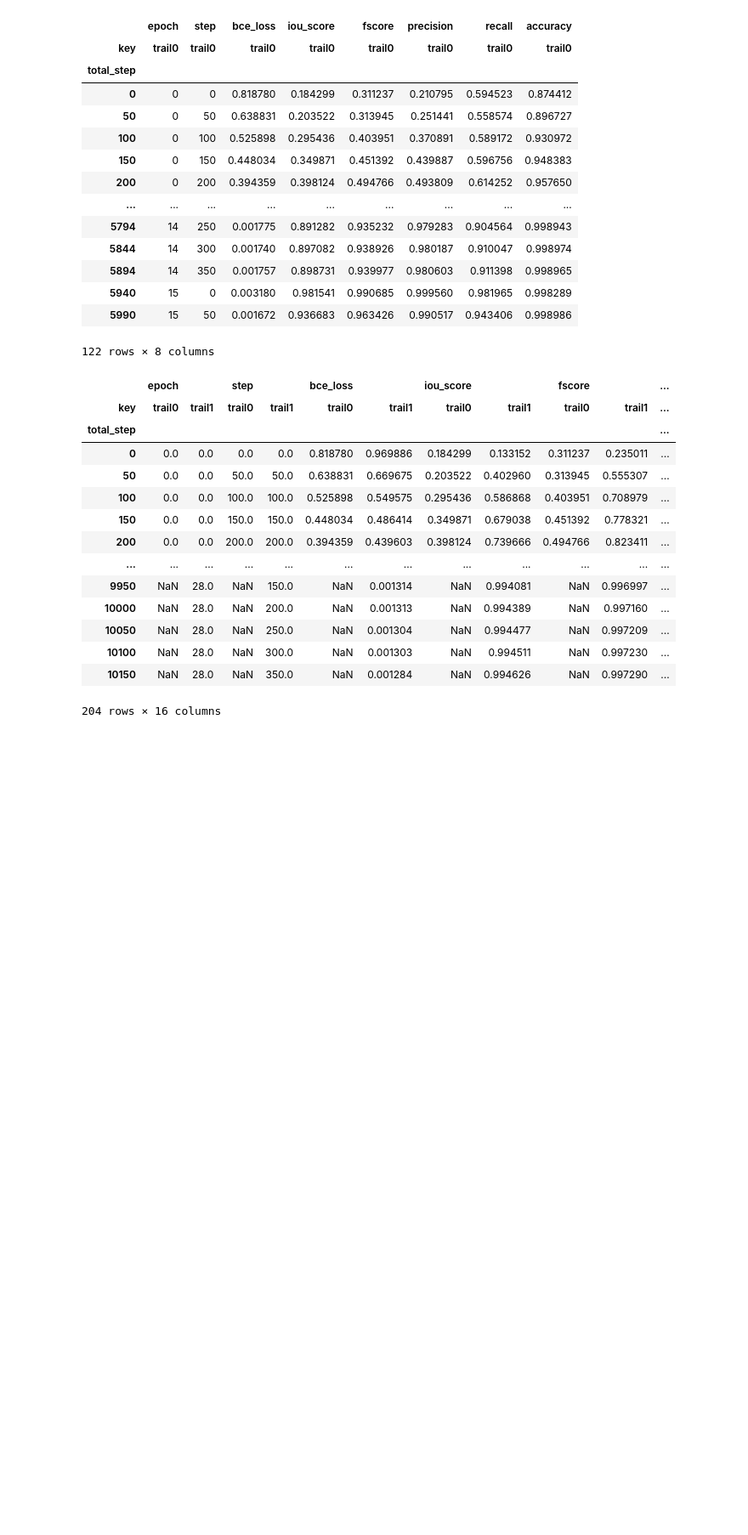
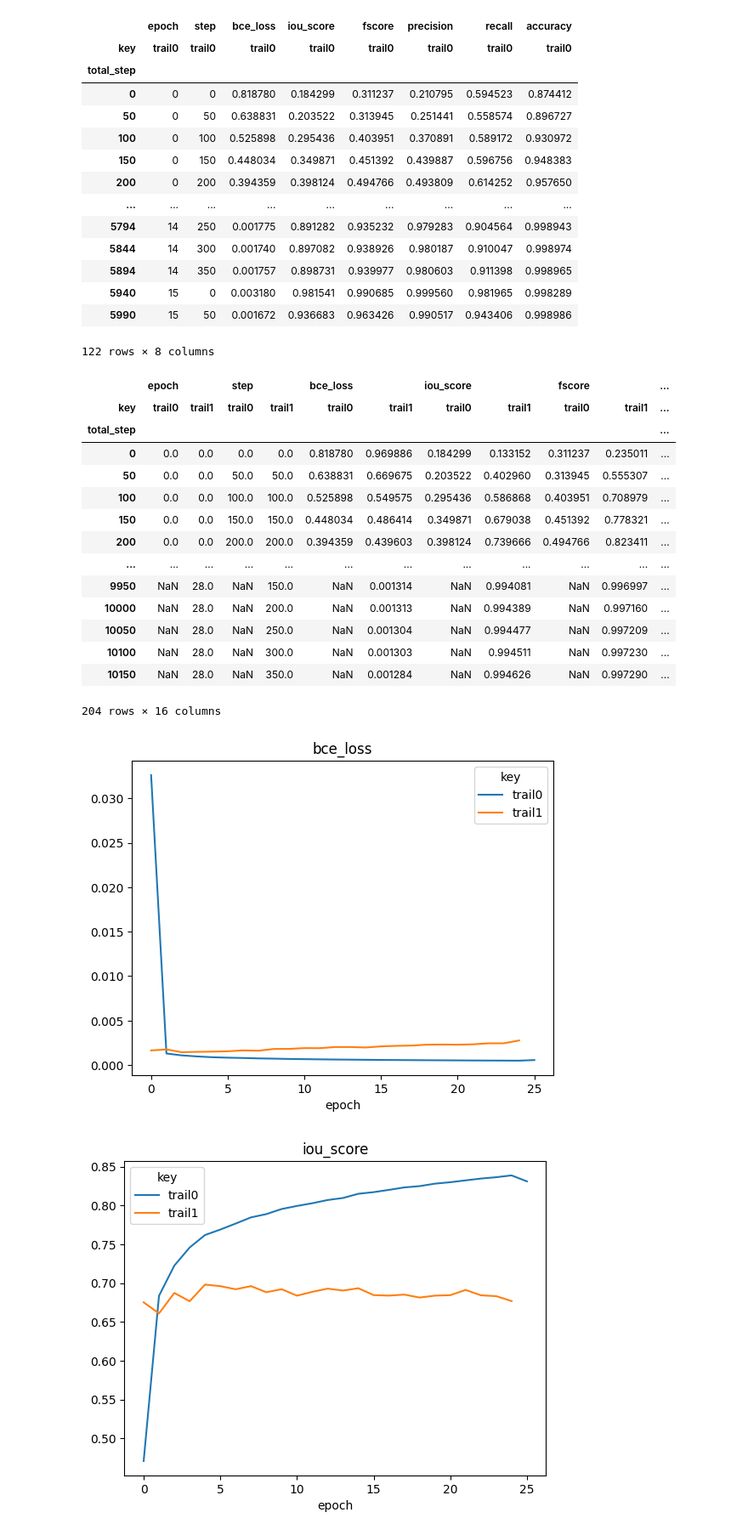
Before and after one commit to dulicui742/segmentation_models.pytorch, a Jupyter notebook: examples/logs_analysis.ipynb, the cells around one changed output. Shown at 85% size. Drawn from its saved outputs; the diff is of its cells as text; code cells hidden in the pictures; blank space fills up the shorter version.

```diff
--- a/examples/logs_analysis.ipynb
+++ b/examples/logs_analysis.ipynb
@@ -569,0 +658,48 @@ DFGroup.sum().unstack('key').sort_values(by="total_step")
+# %%
+# log_files = [
+#         "D:\project\TrueHealth\git\segmentation_models.pytorch\output\logs\efficientnet-b4\efficientnet-b4_logs_0315.json",
+#         "D:\project\TrueHealth\git\segmentation_models.pytorch\output\logs\efficientnet-b4\efficientnet-b4_logs_0316_174217.json"
+#     ]
+
+log_files = [
+#         "D:\project\TrueHealth\git\segmentation_models.pytorch\output\logs\efficientnet-b4\efficientnet-b4_logs_0316_174217.json",
+#         "D:\project\TrueHealth\git\segmentation_models.pytorch\output\logs\efficientnet-b4\efficientnet-b4_logs_0315_1.json",
+        "D:\share\efficientnet-b4_logs_0317_095242.json", ##支气管 linux
+#          "D:\project\TrueHealth\git\segmentation_models.pytorch\output\logs\efficientnet-b4\efficientnet-b4_logs_0320_162347.json",
+#         "D:\project\TrueHealth\git\segmentation_models.pytorch\output\logs\efficientnet-b4_MANet\efficientnet-b4_logs_0321_142242.json",
+
+#         "D:\project\TrueHealth\git\segmentation_models.pytorch\output\logs\efficientnet-b4_Unet\efficientnet-b4_Unet_logs_0322_145204.json"
+
+    ]
+
+df_list = []
+# for file in log_files:
+#     info = parse_jsonline_file(file)
+#     df = pd.DataFrame.from_records(info)
+#     df_train = df[df["status"] == "train"]
+#     df_list.append(df_train)
+
+info = parse_jsonline_file(log_files[0])
+df = pd.DataFrame.from_records(info)
+df_train = df[df["status"] == "train"]
+df_list.append(df_train)
+df_valid = df[df["status"] == "valid"]
+df_list.append(df_valid)
+
+df_epoch_list = []
+ex_keys = []
+for idx, df in enumerate(df_list):
+    df_dst = mean_of_epoch(df)
+    key = 'trail{}'. format(idx)
+    df_dst.loc[:, "key"] = key
+    ex_keys.append(key)
+    df_epoch_list.append(df_dst)
+
+DF = pd.concat(df_epoch_list, keys=ex_keys)
+DFGroup = DF.groupby(['epoch','key'])
+
+for metric in ["bce_loss", "iou_score", "recall"]: #, "fscore", "recall", "precision", "accuracy"]:
+    DFGPlot = DFGroup.sum().unstack('key').plot(kind='line', y=metric, title =metric)
+# %% [output]
+[figure, added]
+[figure, added]
```
Also changed, not shown: parts of 9 cells of this notebook, 4 other files.
